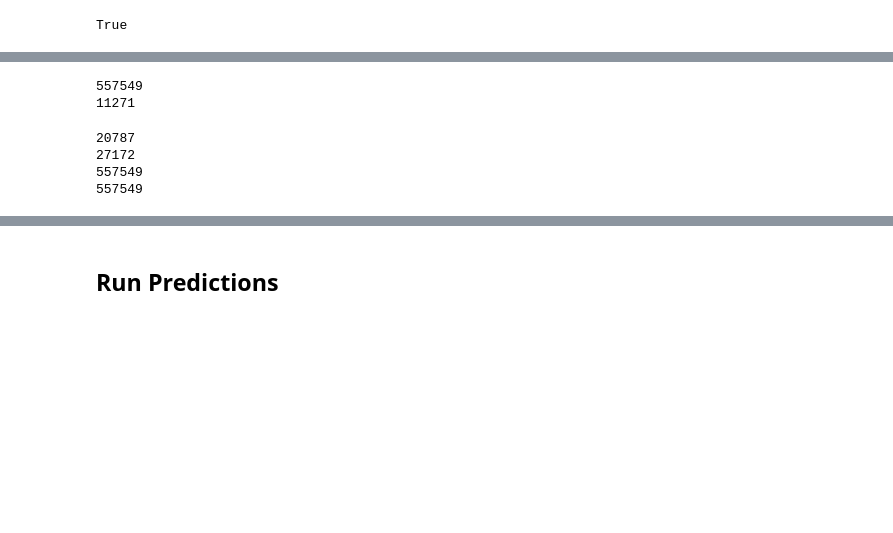
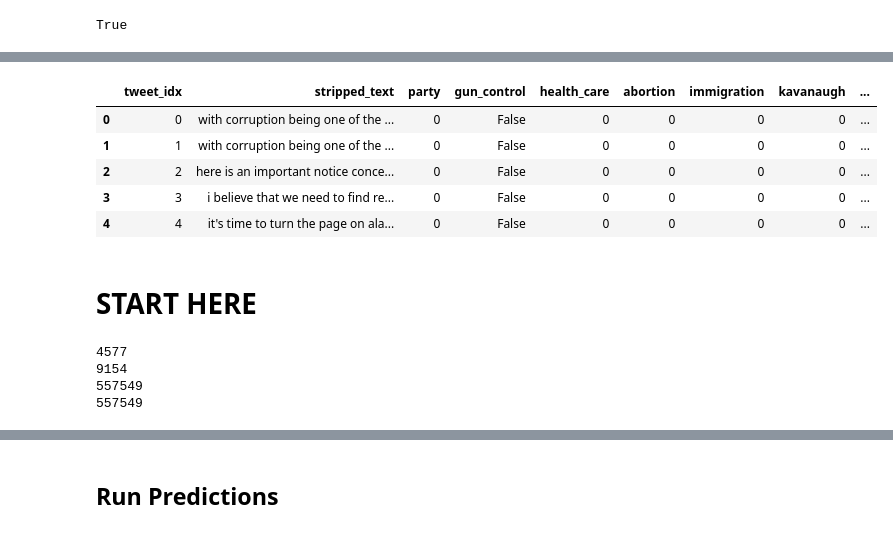
Before and after one commit to charles-tan/POCA, a Jupyter notebook: notebooks/logistic_regression.ipynb, the cells around one changed output, grey strips where cells are left out. Cells and saved outputs as stored; diff of their text form; code cells hidden in the pictures; blank space fills up the shorter version.

```diff
--- a/notebooks/logistic_regression.ipynb
+++ b/notebooks/logistic_regression.ipynb
@@ -124,10 +124,3 @@ all_tweets['stripped_text'] = all_tweets['stripped_text'].str.lower()
-# %%
-print(len(all_tweets))
-print(len(all_tweets[all_tweets['stripped_text'].str.contains('gun') | all_tweets['stripped_text'].str.contains('gun control')]))
-# print(len(all_tweets[~all_tweets['stripped_text'].str.contains('gun')]))
-# %% [output]
-557549
-11271
 # %%
 gun_control_keywords = [' gun ', 'gun ', 'gun control', 'guncontrol', 'gun reform', 'gunreformnow', 'nra'
                            ,'2nd amendment',  'assault weapon', '2a', 'firearm', 'tree of life', 'columbine'
@@ -151,17 +173,30 @@ all_tweets['abortion'] = all_tweets['stripped_text'].map(lambda x: label_topic(x
+# %%
+# all_tweets = all_tweets.drop(labels=['fake news'], axis=1)
+all_tweets.head(5)
+# %% [output]
+|  | tweet_idx | stripped_text | party | gun_control | health_care | abortion | immigration | kavanaugh | ... |
+| 0 | 0 | with corruption being one of the ... | 0 | False | 0 | 0 | 0 | 0 | ... |
+| 1 | 1 | with corruption being one of the ... | 0 | False | 0 | 0 | 0 | 0 | ... |
+| 2 | 2 | here is an important notice conce... | 0 | False | 0 | 0 | 0 | 0 | ... |
+| 3 | 3 | i believe that we need to find re... | 0 | False | 0 | 0 | 0 | 0 | ... |
+| 4 | 4 | it's time to turn the page on ala... | 0 | False | 0 | 0 | 0 | 0 | ... |
+# %% [markdown]
+# START HERE
 # %%
-topic = 'health_care'
+topic = 'environment'
+# all_tweets = all_tweets_topics
 
 print(len(all_tweets[all_tweets[topic] == 1]))
 topic_tweets = pd.concat([all_tweets[all_tweets[topic] == 1], all_tweets[all_tweets[topic] == 0].sample(len(all_tweets[all_tweets[topic] == 1]))])
-print(len(gun_control_tweets))
+print(len(topic_tweets))
 full_tweets = pd.concat([topic_tweets, all_tweets[~all_tweets['tweet_idx'].isin(topic_tweets['tweet_idx'].unique())]])
 
 print(len(all_tweets))
 print(len(full_tweets))
 #
 # %% [output]
-20787
-27172
+4577
+9154
 557549
 557549
 # %%
```
Also changed, not shown: parts of 20 cells of this notebook, 10 other files.
